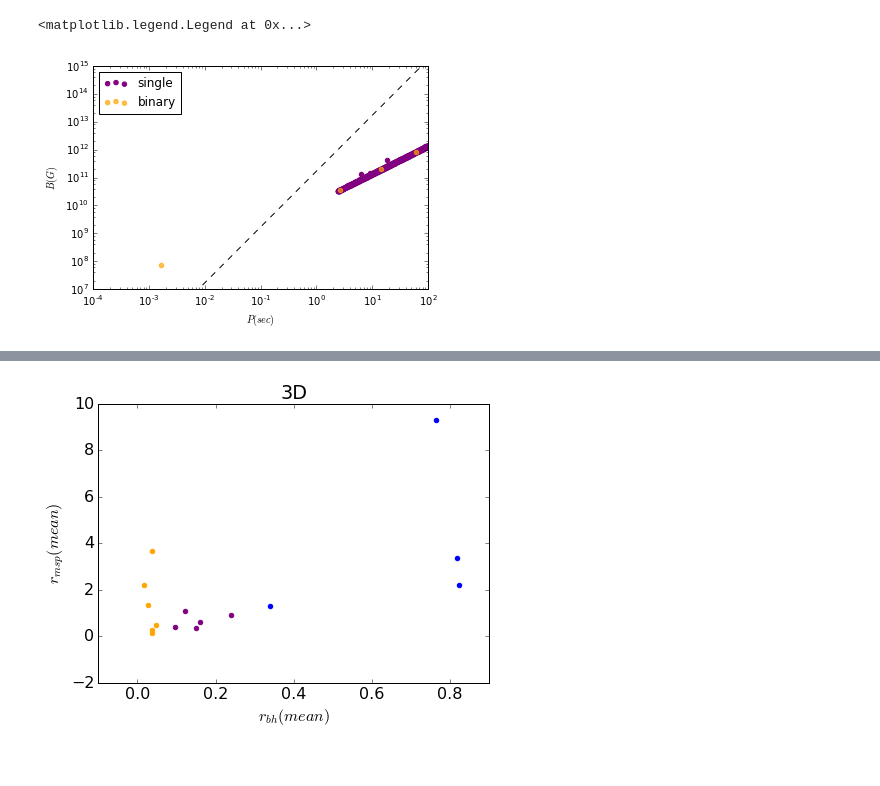
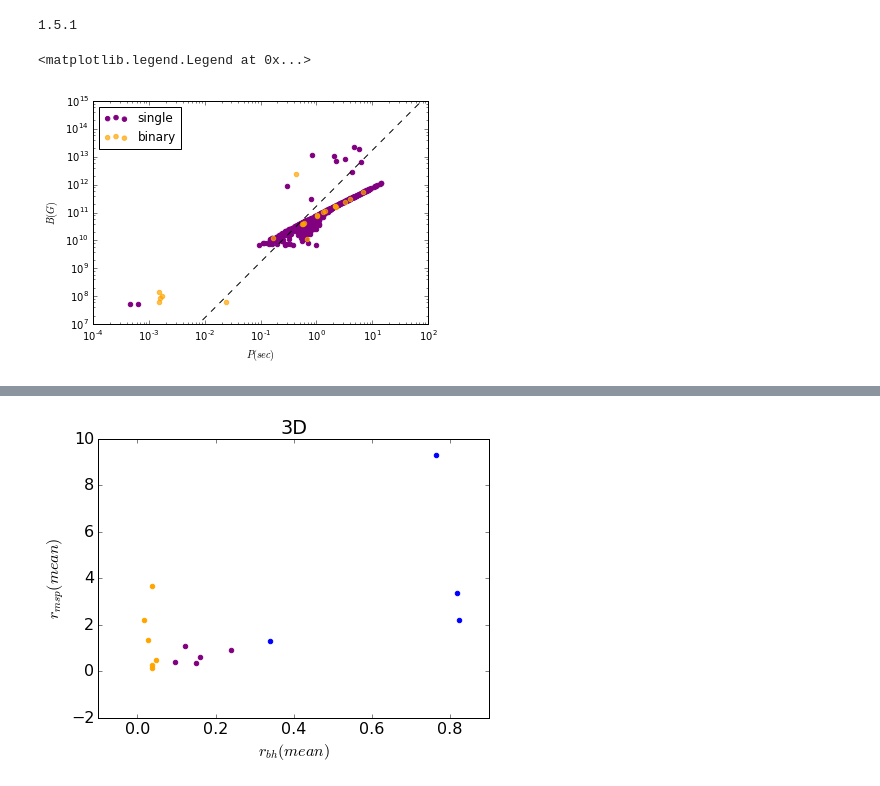
Before and after one commit to claireshiye/MyPythonCode, a Jupyter notebook: ns_plot.ipynb, the cells around one changed output, grey strips where cells are left out. Drawn from its saved outputs; the diff is of its cells as text; code cells hidden in the pictures.

```diff
--- a/ns_plot.ipynb
+++ b/ns_plot.ipynb
@@ -2,57 +2,73 @@
 import numpy as np
 import pandas as pd
 import matplotlib
+print matplotlib.__version__
 matplotlib.use('PDF')
 import matplotlib.pyplot as plt
+from matplotlib.ticker import MaxNLocator
 import matplotlib.lines as mlines
 from glob import glob
+from collections import Counter
 import ns
 import history_cmc as hic
+import seaborn as sns
+import math
+import scipy
+from scipy import stats
 %matplotlib inline
 
 twopi=2.*np.pi
 yearsc=3.1557*10**7
-figsave='/projects/b1011/syr904/projects/PULSAR/kickgrid_runs/plots/'
+figsave='/projects/b1011/syr904/projects/PULSAR/kickgrid_runs/paper/plots/'
+Kconst=9.87*10**-48 ##yr/G^2
+Gconst=6.674*10**-8 ##cm3*g-1*s-2
+clight=3*10**10 ##cm/s
+Msun=2*10**33 ##gram
+AU=1.496*10**13  ##cm
+PC=3.086*10**18  ##cm
+# %% [output]
+1.5.1
 # %%
 #Generate spin distribution and PP plot.
-#dir8e5='/projects/b1011/syr904/cmc/cmc-mpi-06/rundir/8e5rv1fb5kick1.0'
-#dir1e6='/projects/b1011/syr904/cmc/cmc-mpi-05/rundir/1.5e6rv1fb5kick1.0'
-#sourcedir=dir1e6
-sourcedir='/projects/b1011/carl/cmcSimulations/spinGRID/chi_0.0/rv1/rg8_z0.001/2e6'
-#sourcedir='/projects/b1011/kyle/cmc/newruns/rundir/N8e5rv1fb5w5_kickgrid/kickscale_0.18'
 
-pref='2e6_chi0.0_rv1_rg8_z0.001'
+#sourcedir='/projects/b1011/sourav/new_runs/kick_grid/rv1/kickscale_1.0'
+#sourcedir='/projects/b1011/syr904/cmc/cmc-mpi-09/rundir/kickgrid/kickgrid_0.19'
+#sourcedir='/projects/b1011/syr904/cmc/cmc-mpi-06/rundir/8e5rv1fb5kick1.0'
+sourcedir='/projects/b1011/kyle/cmc/newruns/rundir/N8e5rv1fb5w5_kickgrid/kickscale_0.18'
+
+pref='initial'
 filestr=sourcedir+'/'+pref
 snaps=np.sort(glob(filestr+'.snap*.dat.gz'))
 lastsnap=snaps[-1]
 Bs, Bb, Ps, Pb=ns.get_snap_BP(lastsnap)
 
 #Death Line
 x=np.logspace(-4.0, 2.0, num=50)
+#print x
 
 #Ps=np.asarray(sispin); Pb=np.asarray(bispin); Bs=np.asarray(Bs); Bb=np.asarray(Bb); Bsi=np.asarray(Bsi); Bbi=np.asarray(Bbi); Psi=np.asarray(Psi); Pbi=np.asarray(Pbi)
 plt.figure()
 plt.xscale('log')
 plt.yscale('log')
 plt.plot(x, (x**2)*(0.17*10**12), 'k--')    #Deadline
 #plt.plot(x, (4*10**8)*(x/(8.6*10**-4))**(7./6.), 'r--')
 #plt.plot(x, x*0.07*10**12, 'b--')  #Artificial line
 #plt.plot(x, x*0.15*10**12, 'g--')  #Artificial line
 #plt.plot(x, x*0.04*10**12, 'r--')  #Artificial line
 #plt.plot(x, 10**(1.81*np.log10(x)+6.9), 'k')   #Eq.(18)
 #plt.plot(x, 10**(1.75*np.log10(x)-11.64), 'k.')   #Eq.(19)
 #plt.scatter(Psi, Bsi, marker='.', color='k', label='15 Myr')
 #plt.scatter(Pbi, Bbi, marker='.', color='k')
 plt.scatter(Ps, Bs, color='purple', label='single')
 plt.scatter(Pb, Bb, color='orange', label='binary', alpha=0.7)
 plt.xlim(10**-4, 100.)
 plt.ylim(10**7, 10**15)
 plt.xlabel(r'$P(sec)$')
 plt.ylabel(r'$B(G)$')
 plt.legend(loc='upper left')
 
 #plt.show()
-#plt.savefig(figsave+'8e5kick1.pdf', dpi=300)
+#plt.savefig(figsave+'1e6kick1.pdf', dpi=300)
 # %% [output]
 <matplotlib.legend.Legend at 0x...>
-[figure, old version]
+[figure, new version]
```
Also changed, not shown: parts of 21 cells of this notebook, 10 other files.
